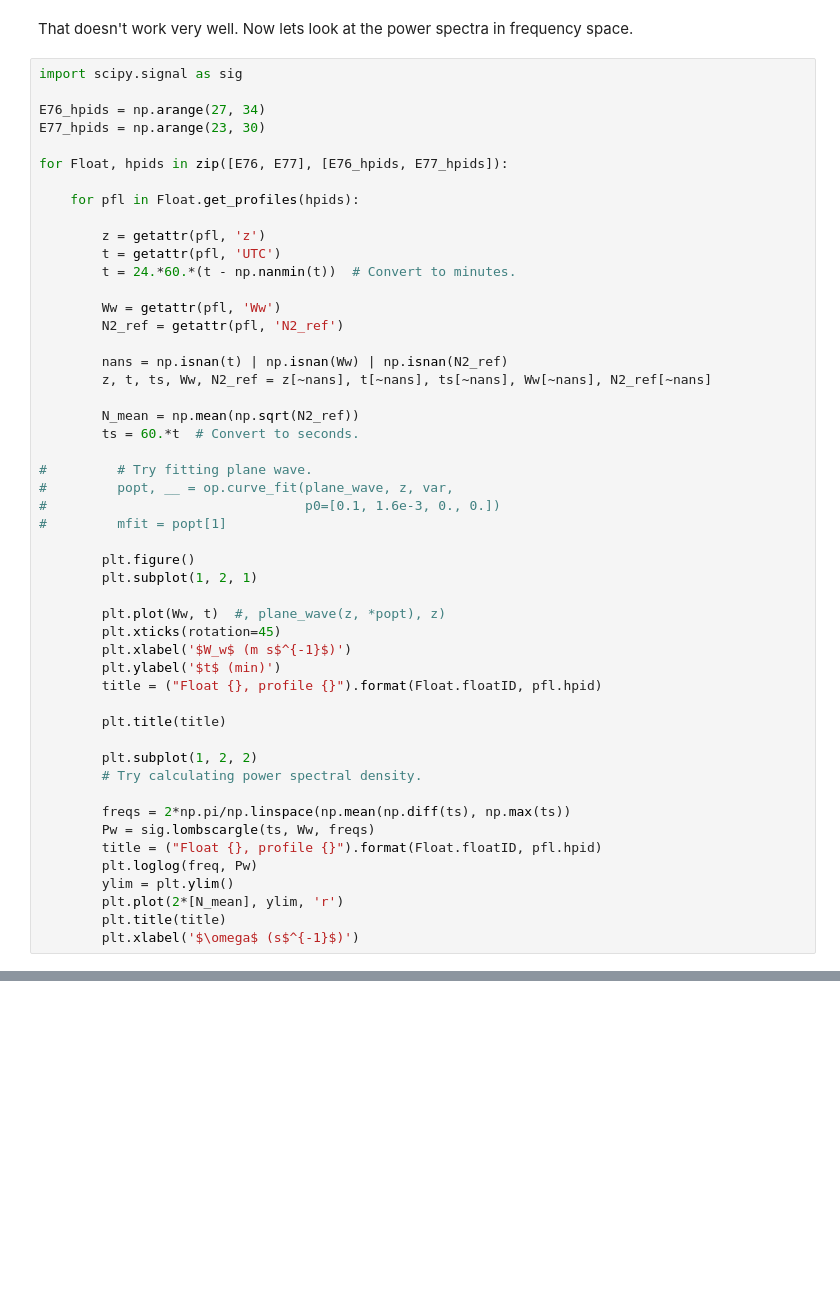
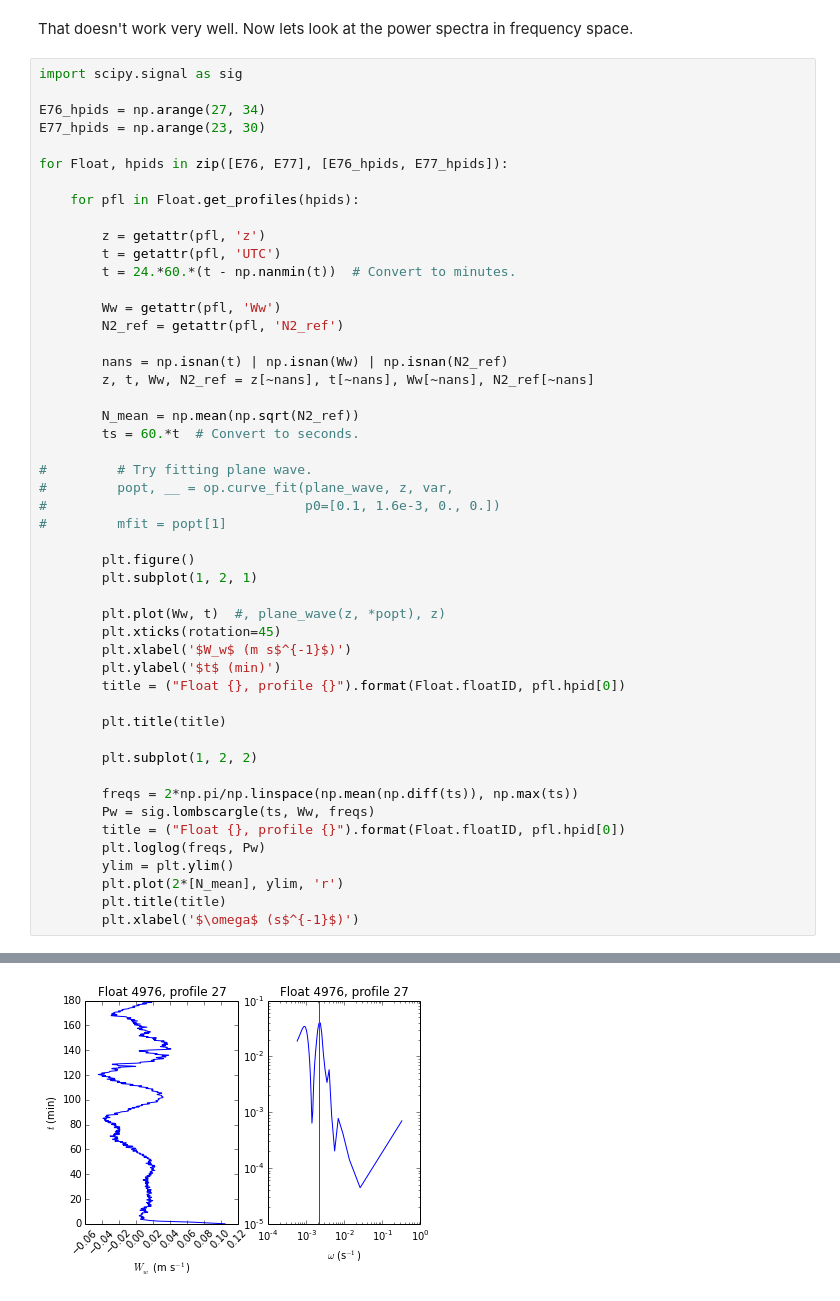
Before and after one commit to jessecusack/DIMES_lee_wave_analysis, a Jupyter notebook: python/Large_wave_analysis.ipynb, the cells around one changed output, grey strips where cells are left out. Saved outputs shown, nothing was run; the diff lists cells and outputs as text; blank space fills up the shorter version.

```diff
--- a/python/Large_wave_analysis.ipynb
+++ b/python/Large_wave_analysis.ipynb
@@ -416,7 +416,7 @@ for Float, hpids in zip([E76, E77], [E76_hpids, E77_hpids]):
         N2_ref = getattr(pfl, 'N2_ref')
 
         nans = np.isnan(t) | np.isnan(Ww) | np.isnan(N2_ref)
-        z, t, ts, Ww, N2_ref = z[~nans], t[~nans], ts[~nans], Ww[~nans], N2_ref[~nans]
+        z, t, Ww, N2_ref = z[~nans], t[~nans], Ww[~nans], N2_ref[~nans]
 
         N_mean = np.mean(np.sqrt(N2_ref))
         ts = 60.*t  # Convert to seconds.
@@ -433,17 +433,16 @@ for Float, hpids in zip([E76, E77], [E76_hpids, E77_hpids]):
         plt.xticks(rotation=45)
         plt.xlabel('$W_w$ (m s$^{-1}$)')
         plt.ylabel('$t$ (min)')
-        title = ("Float {}, profile {}").format(Float.floatID, pfl.hpid)
+        title = ("Float {}, profile {}").format(Float.floatID, pfl.hpid[0])
 
         plt.title(title)
 
         plt.subplot(1, 2, 2)
-        # Try calculating power spectral density.
 
-        freqs = 2*np.pi/np.linspace(np.mean(np.diff(ts), np.max(ts))
+        freqs = 2*np.pi/np.linspace(np.mean(np.diff(ts)), np.max(ts))
         Pw = sig.lombscargle(ts, Ww, freqs)
-        title = ("Float {}, profile {}").format(Float.floatID, pfl.hpid)
-        plt.loglog(freq, Pw)
+        title = ("Float {}, profile {}").format(Float.floatID, pfl.hpid[0])
+        plt.loglog(freqs, Pw)
         ylim = plt.ylim()
         plt.plot(2*[N_mean], ylim, 'r')
         plt.title(title)
@@ -452,0 +451 @@ SyntaxError: invalid syntax (<ipython-input-13-64678adb34ea>, line 43)
+[figure, added]
```
Also changed, not shown: parts of 1 cell of this notebook, 2 other files.
